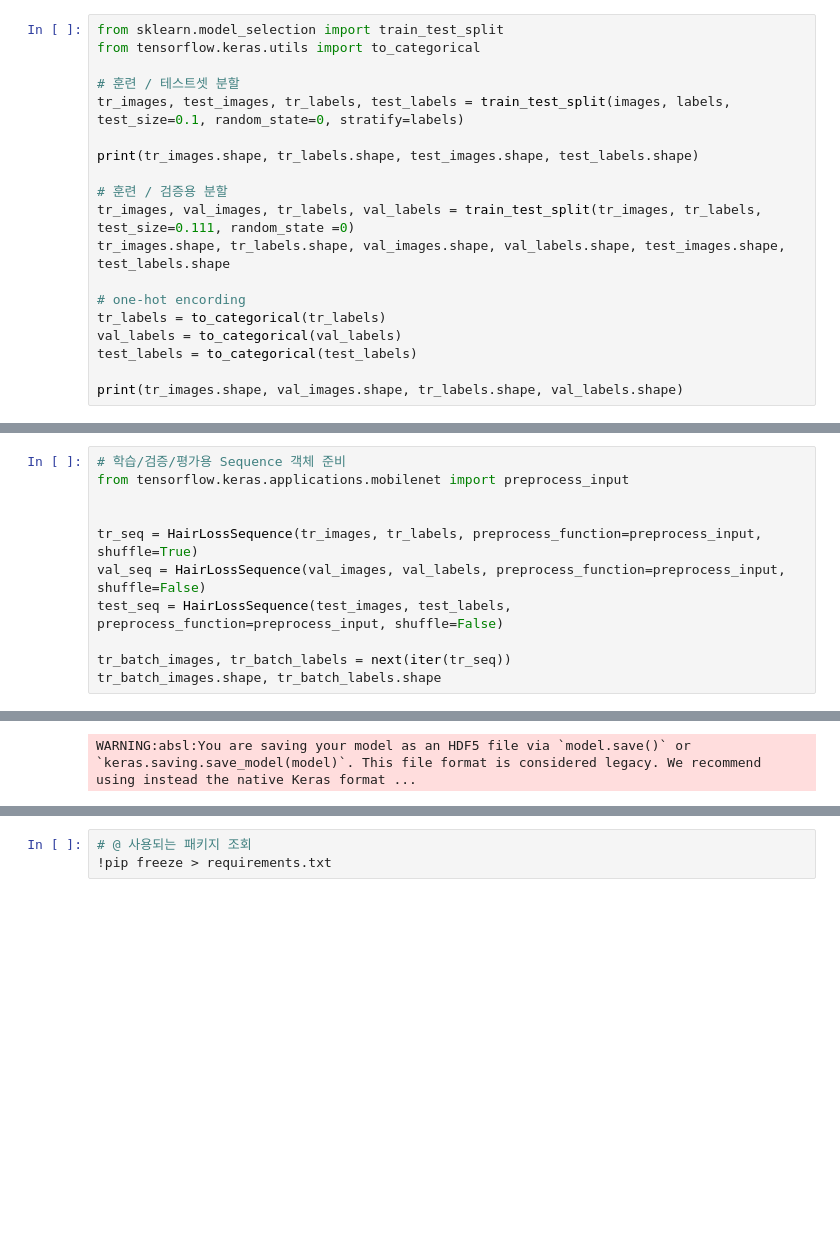
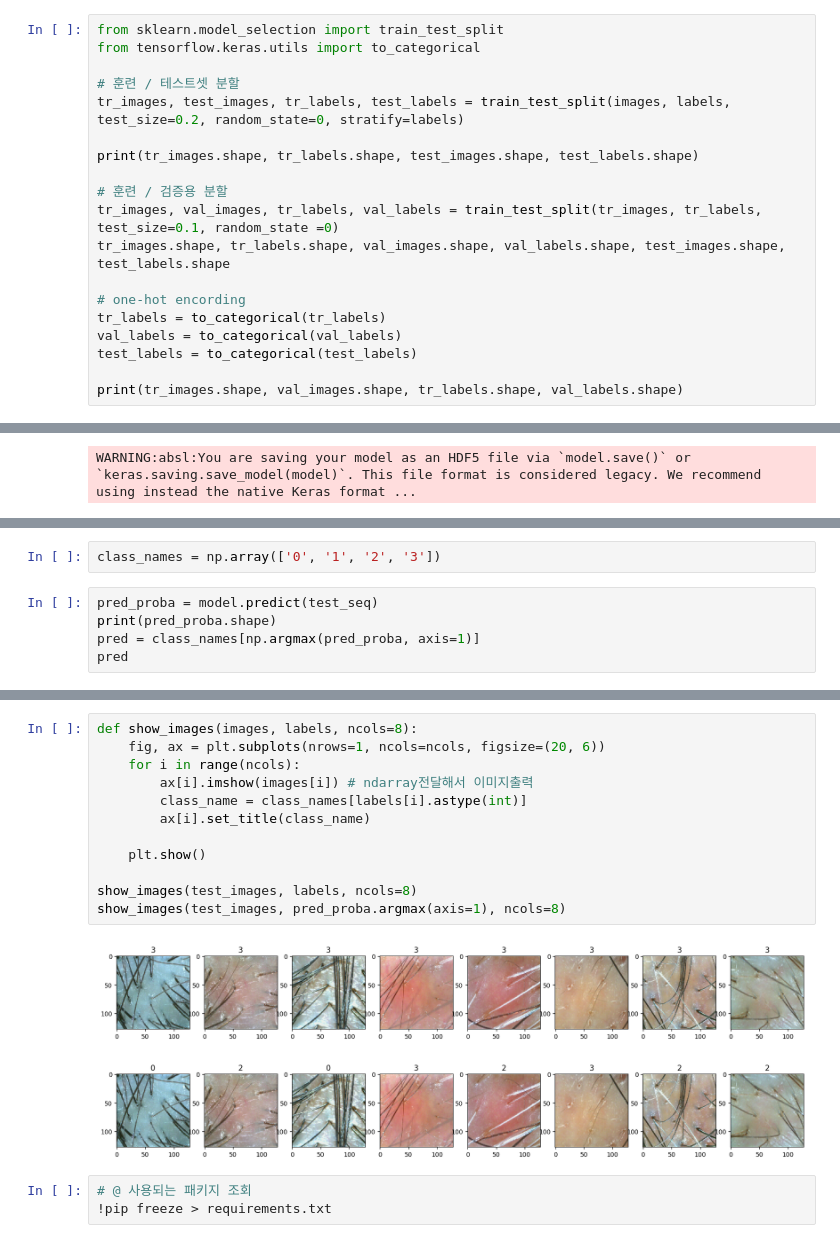
Before and after one commit to haeb98/DA36-mini3-hairwego, a Jupyter notebook: KimHeeae/KIMHEE_MobileNet.ipynb, the cells around one changed output, grey strips where cells are left out. Cells and saved outputs as stored; diff of their text form; blank space fills up the shorter version.

Commit message:
Feat: MobileNet 최종

```diff
--- a/KimHeeae/KIMHEE_MobileNet.ipynb
+++ b/KimHeeae/KIMHEE_MobileNet.ipynb
@@ -180,12 +179,12 @@ from sklearn.model_selection import train_test_split
 from tensorflow.keras.utils import to_categorical
 
 # 훈련 / 테스트셋 분할
-tr_images, test_images, tr_labels, test_labels = train_test_split(images, labels, test_size=0.1, random_state=0, stratify=labels)
+tr_images, test_images, tr_labels, test_labels = train_test_split(images, labels, test_size=0.2, random_state=0, stratify=labels)
 
 print(tr_images.shape, tr_labels.shape, test_images.shape, test_labels.shape)
 
 # 훈련 / 검증용 분할
-tr_images, val_images, tr_labels, val_labels = train_test_split(tr_images, tr_labels, test_size=0.111, random_state =0)
+tr_images, val_images, tr_labels, val_labels = train_test_split(tr_images, tr_labels, test_size=0.1, random_state =0)
 tr_images.shape, tr_labels.shape, val_images.shape, val_labels.shape, test_images.shape, test_labels.shape
 
 # one-hot encording
@@ -217,11 +215,0 @@ tr_batch_images.shape, tr_batch_labels.shape
-# %%
-# 학습/검증/평가용 Sequence 객체 준비
-from tensorflow.keras.applications.mobilenet import preprocess_input
-
-
-tr_seq = HairLossSequence(tr_images, tr_labels, preprocess_function=preprocess_input, shuffle=True)
-val_seq = HairLossSequence(val_images, val_labels, preprocess_function=preprocess_input, shuffle=False)
-test_seq = HairLossSequence(test_images, test_labels, preprocess_function=preprocess_input, shuffle=False)
-
-tr_batch_images, tr_batch_labels = next(iter(tr_seq))
-tr_batch_images.shape, tr_batch_labels.shape
@@ -347,0 +336,7 @@ model.save(f'MobileNetV2.loss-{loss:.2f}-accuracy-{accuracy:.2f}.h5')
+# %%
+class_names = np.array(['0', '1', '2', '3'])
+# %%
+pred_proba = model.predict(test_seq)
+print(pred_proba.shape)
+pred = class_names[np.argmax(pred_proba, axis=1)]
+pred
@@ -348,3 +355,18 @@ model.save(f'MobileNetV2.loss-{loss:.2f}-accuracy-{accuracy:.2f}.h5')
+# %%
+def show_images(images, labels, ncols=8):
+    fig, ax = plt.subplots(nrows=1, ncols=ncols, figsize=(20, 6))
+    for i in range(ncols):
+        ax[i].imshow(images[i]) # ndarray전달해서 이미지출력
+        class_name = class_names[labels[i].astype(int)]
+        ax[i].set_title(class_name)
+
+    plt.show()
+
+show_images(test_images, labels, ncols=8)
+show_images(test_images, pred_proba.argmax(axis=1), ncols=8)
+# %% [output]
+[figure, added]
+[figure, added]
 # %%
 # @ 사용되는 패키지 조회
 !pip freeze > requirements.txt
```
Also changed, not shown: parts of 14 cells of this notebook, 1 other file.
